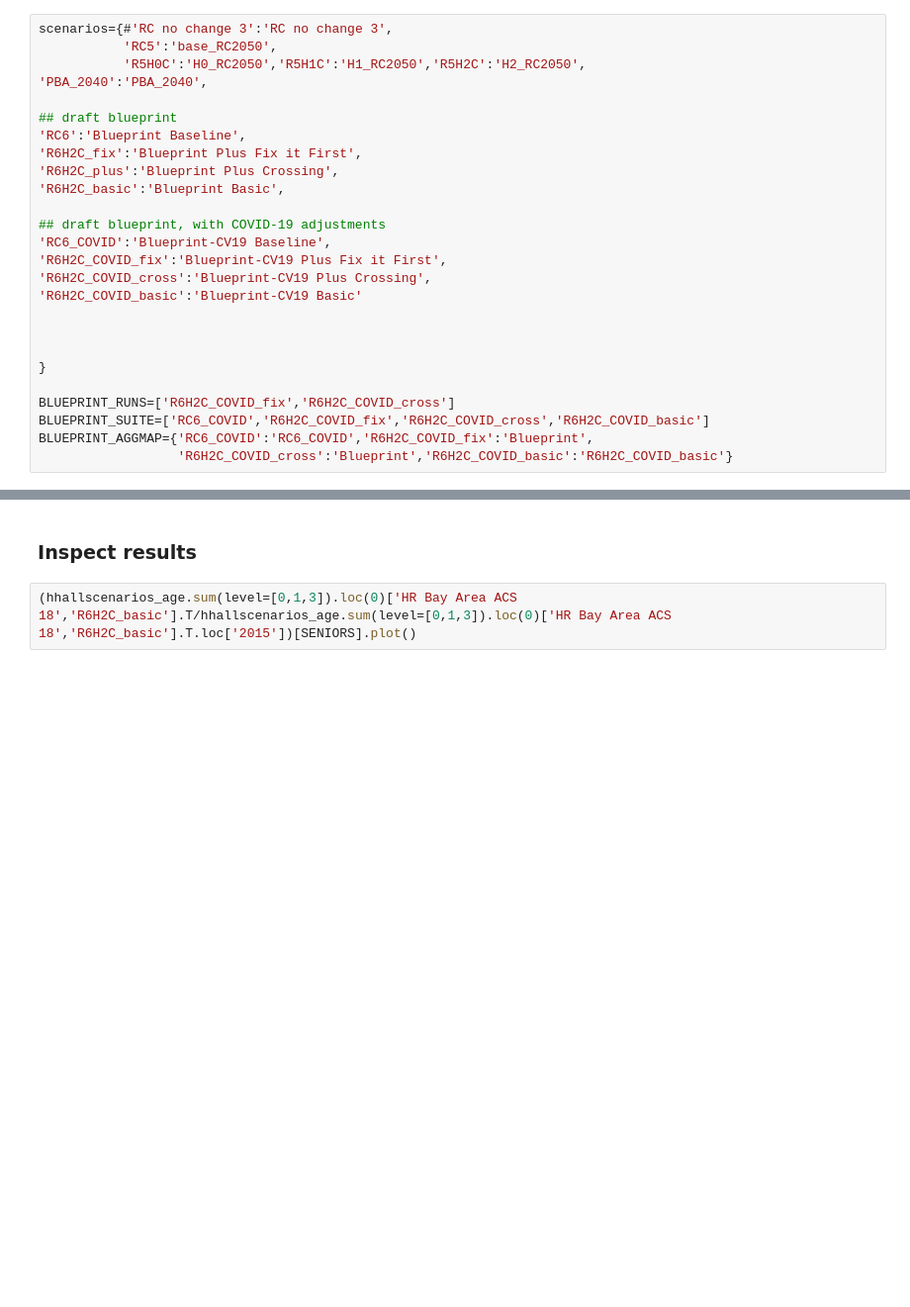
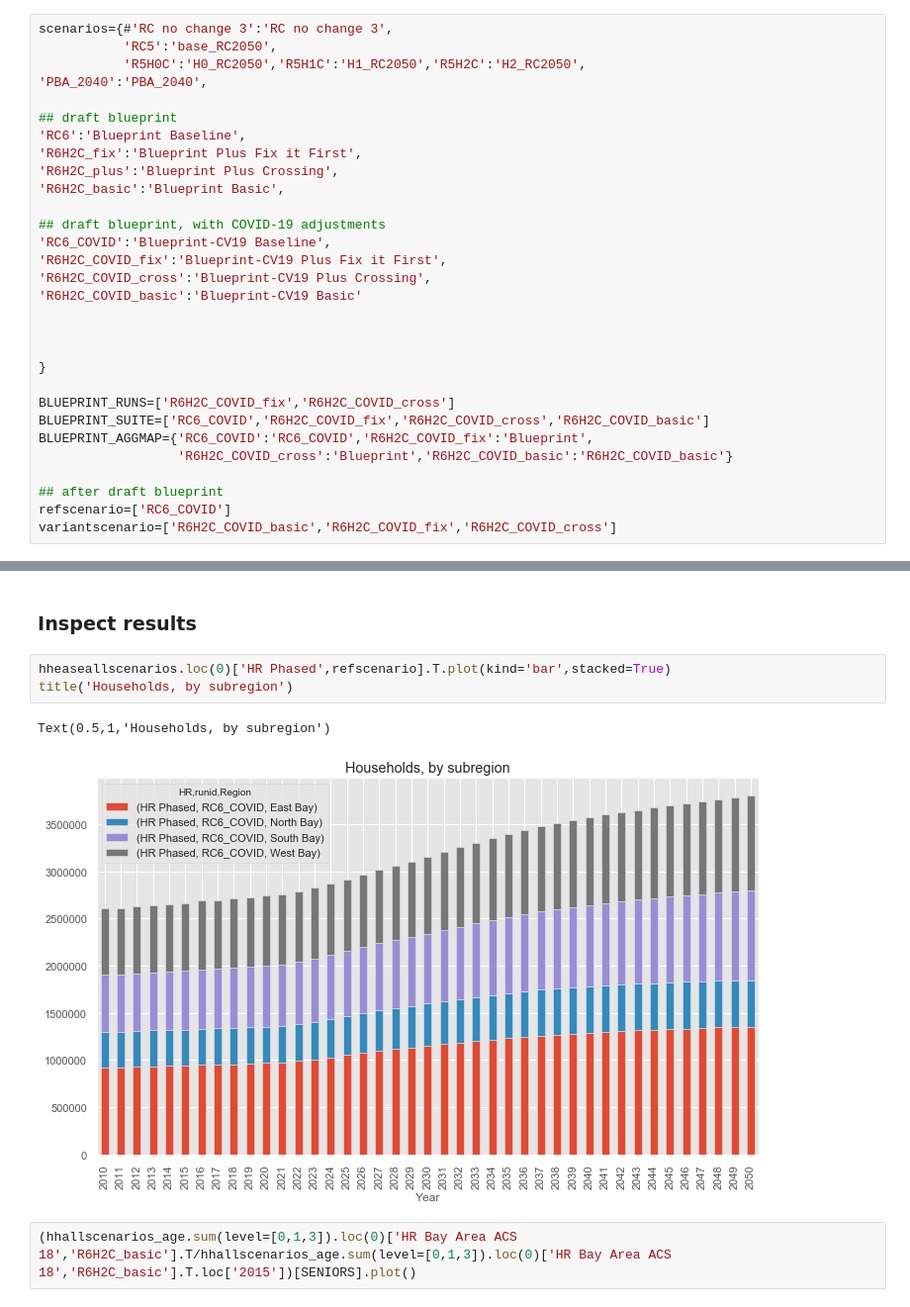
Before and after one commit to BayAreaMetro/regional_forecast, a Jupyter notebook: household_forecast/REGPROJ-HHPROJ 1 - Total household projection PBA2050 Phased HR.ipynb, the cells around one changed output, grey strips where cells are left out. Shown: that part at 99% size. Cells and saved outputs as stored; diff of their text form; blank space fills up the shorter version.

```diff
--- a/household_forecast/REGPROJ-HHPROJ 1 - Total household projection PBA2050 Phased HR.ipynb
+++ b/household_forecast/REGPROJ-HHPROJ 1 - Total household projection PBA2050 Phased HR.ipynb
@@ -191,6 +194,10 @@ BLUEPRINT_RUNS=['R6H2C_COVID_fix','R6H2C_COVID_cross']
 BLUEPRINT_SUITE=['RC6_COVID','R6H2C_COVID_fix','R6H2C_COVID_cross','R6H2C_COVID_basic']
 BLUEPRINT_AGGMAP={'RC6_COVID':'RC6_COVID','R6H2C_COVID_fix':'Blueprint',
                   'R6H2C_COVID_cross':'Blueprint','R6H2C_COVID_basic':'R6H2C_COVID_basic'}
+
+## after draft blueprint
+refscenario=['RC6_COVID']
+variantscenario=['R6H2C_COVID_basic','R6H2C_COVID_fix','R6H2C_COVID_cross']
 # %%
 ## we use different headship rate vintages for each scenario / variant, so define a mapping
 
@@ -812,6 +827,12 @@ H1_RC2050 H1_RC2050 /Users/aolsen/Box/Modeling and Surveys/Regional Modeling/REM
         HR Bay Area Census 2000
 # %% [markdown]
 ### Inspect results
+# %%
+hheaseallscenarios.loc(0)['HR Phased',refscenario].T.plot(kind='bar',stacked=True)
+title('Households, by subregion')
+# %% [output]
+Text(0.5,1,'Households, by subregion')
+[figure, added]
 # %%
 (hhallscenarios_age.sum(level=[0,1,3]).loc(0)['HR Bay Area ACS 18','R6H2C_basic'].T/hhallscenarios_age.sum(level=[0,1,3]).loc(0)['HR Bay Area ACS 18','R6H2C_basic'].T.loc['2015'])[SENIORS].plot()
 # %% [output]
```
Also changed, not shown: parts of 19 cells of this notebook.
